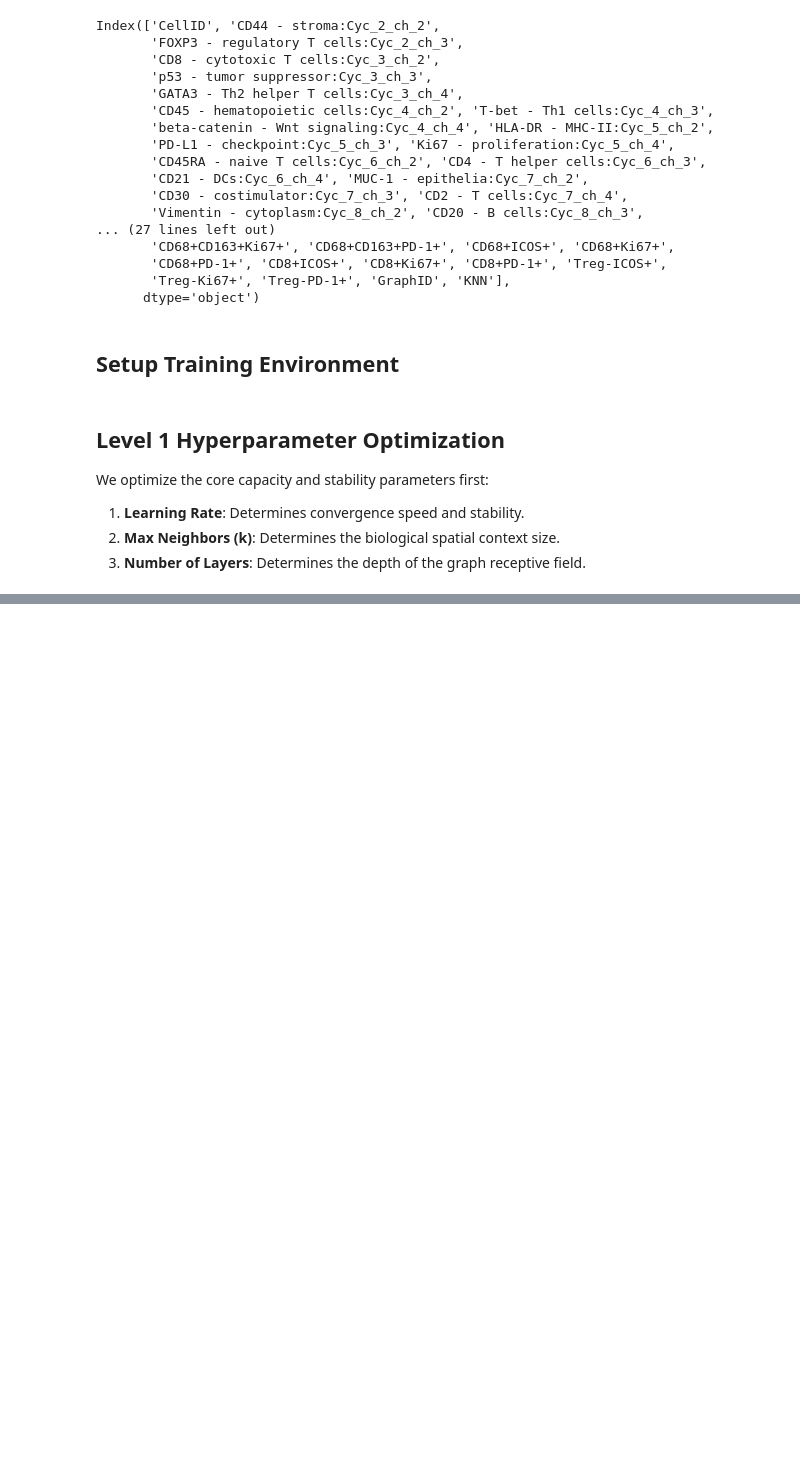
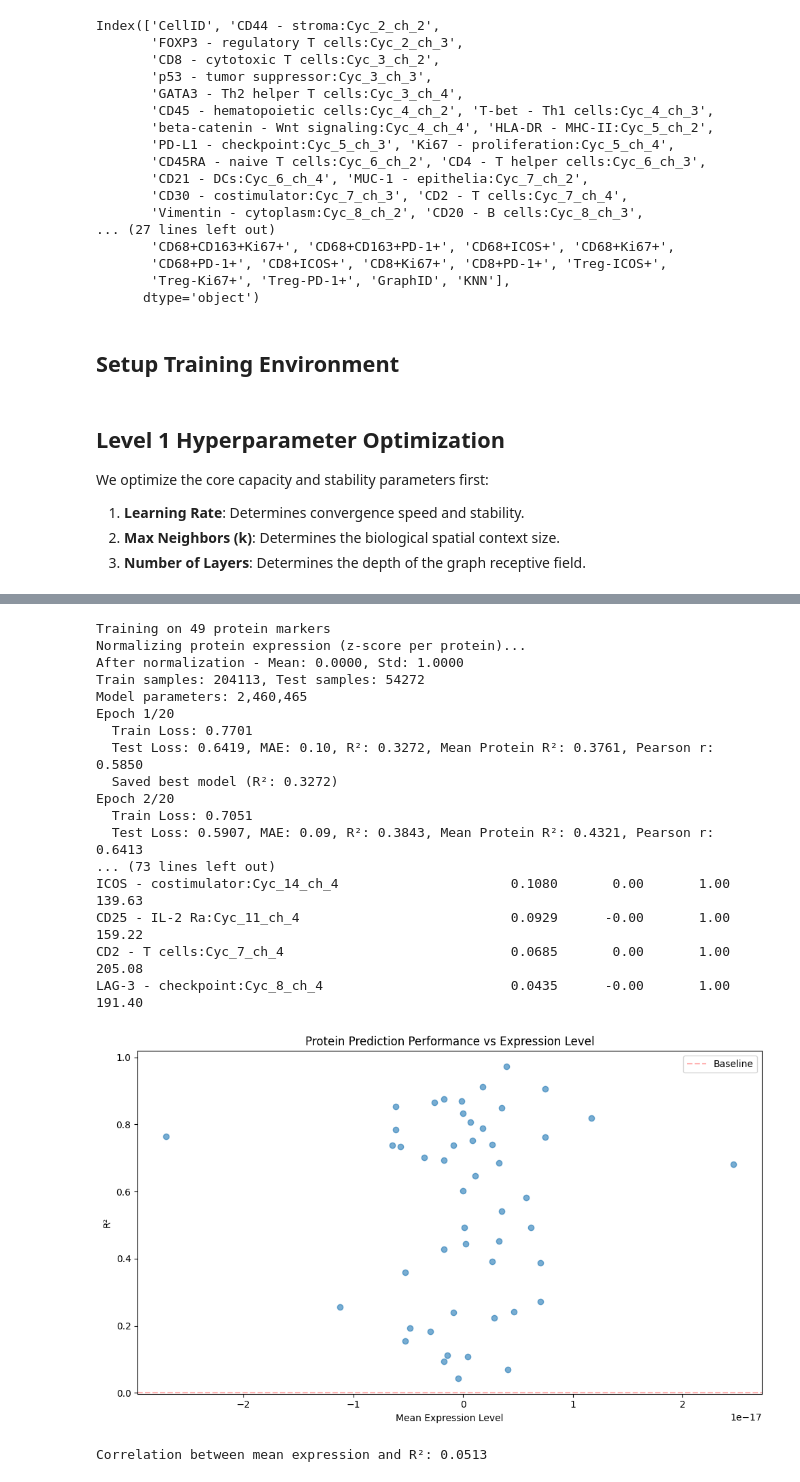
Before and after one commit to vigilius405/spatiotemporal-graphformer, a Jupyter notebook: exploration.ipynb, the cells around one changed output, grey strips where cells are left out. Saved outputs shown, nothing was run; the diff lists cells and outputs as text; code cells hidden in the pictures; blank space fills up the shorter version.

```diff
--- a/exploration.ipynb
+++ b/exploration.ipynb
@@ -496,11 +878,31 @@ Best config: {'max_neighbors': 20, 'num_layers': 3, 'lr': 0.0001, 'dropout': 0.2
 # %%
 model, _, _ = train_graphformer(
     df,
     protein_start_col=START_PROTEIN,
     protein_end_col=END_PROTEIN,
     normalize=True,
     num_epochs=20,
-    rebuild_knn=True,
+    rebuild_knn=False,
     test_baseline=False,
     **best_config,
 )
+# %% [output]
+Training on 49 protein markers
+Normalizing protein expression (z-score per protein)...
+After normalization - Mean: 0.0000, Std: 1.0000
+Train samples: 204113, Test samples: 54272
+Model parameters: 2,460,465
+Epoch 1/20
+  Train Loss: 0.7701
+  Test Loss: 0.6419, MAE: 0.10, R²: 0.3272, Mean Protein R²: 0.3761, Pearson r: 0.5850
+  Saved best model (R²: 0.3272)
+Epoch 2/20
+  Train Loss: 0.7051
+  Test Loss: 0.5907, MAE: 0.09, R²: 0.3843, Mean Protein R²: 0.4321, Pearson r: 0.6413
+... (73 lines left out)
+ICOS - costimulator:Cyc_14_ch_4                      0.1080       0.00       1.00     139.63
+CD25 - IL-2 Ra:Cyc_11_ch_4                           0.0929      -0.00       1.00     159.22
+CD2 - T cells:Cyc_7_ch_4                             0.0685       0.00       1.00     205.08
+LAG-3 - checkpoint:Cyc_8_ch_4                        0.0435      -0.00       1.00     191.40
+[figure, added]
+Correlation between mean expression and R²: 0.0513
```
Also changed, not shown: parts of 11 cells of this notebook.
